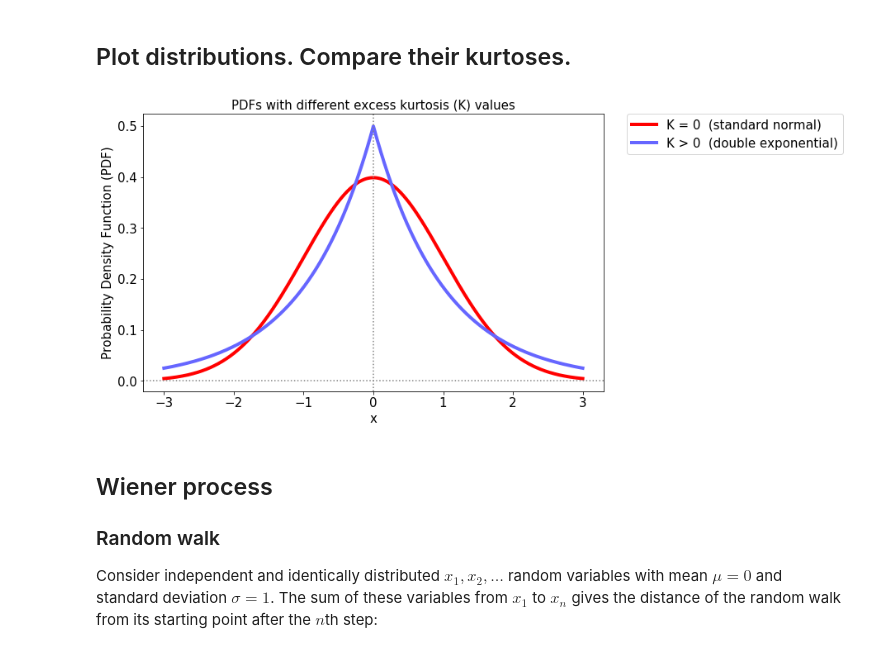
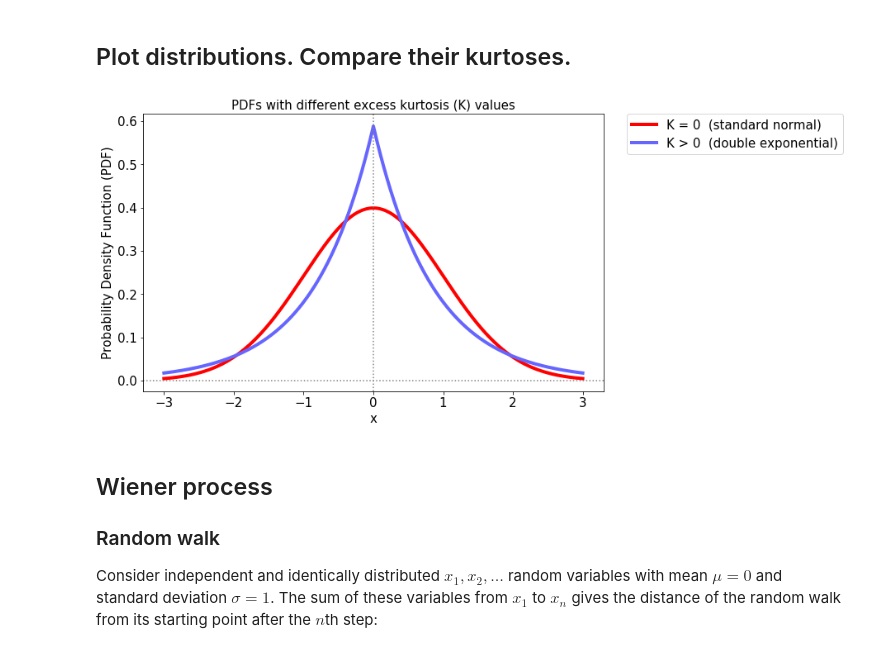
Before and after one commit to siaen/python_finance_course, a Jupyter notebook: notebooks/Black-Scholes.ipynb, the cells around one changed output. Drawn from its saved outputs; the diff is of its cells as text; code cells hidden in the pictures.

```diff
--- a/notebooks/Black-Scholes.ipynb
+++ b/notebooks/Black-Scholes.ipynb
@@ -52,35 +59,35 @@ Excess kurtosis of frequently used distributions:<br/>
 # %%
 # === Try the following: ===
 # (1) change the mean of the normal distribution
 # (2) change the width of the double exponential (Laplace) distribution
 
 # === Importing libraries ===
 import numpy as np
 import matplotlib.pyplot as plt
 from scipy import stats
 plt.figure(figsize=(10, 6.18)) # resizing the figure
 w = 4 # line width for plotting
 
 # === Definitions, NOTE: PDF means Probability Density Function ===
 range_min, range_max, step = -3.0, 3.0, 0.001 # the end points and step size of the range for plotting PDF values
 x_axis = np.arange(-range_max, range_max, step) # x (horizontal) coordinates of the points of the PDF curves
 prob_dens_normal_distribution = stats.norm.pdf(x_axis, 0, 1) # compute PDF values for the normal distribution
-prob_dens_double_exponential_distribution = stats.laplace.pdf(x_axis, 0, 1) # compute double exponential PDF values
+prob_dens_double_exponential_distribution = stats.laplace.pdf(x_axis, 0, 0.85) # compute double exponential PDF values
 my_fontsize = 15 # font size to be used on this plot
 
 # === Plotting ===
 plt.plot(x_axis, prob_dens_normal_distribution, color='#ff0000', label="K = 0  (standard normal)", lw=w)
 plt.plot(x_axis, prob_dens_double_exponential_distribution, color='#6666ff', label="K > 0  (double exponential)", lw=w)
 plt.legend(bbox_to_anchor=(1.05, 1), loc=2, borderaxespad=0., fontsize=my_fontsize) # legend position and font size
 plt.xlabel('x', fontsize=my_fontsize) # label of the horizontal axis
 plt.ylabel('Probability Density Function (PDF)', fontsize=my_fontsize) # label of the vertical axis
 plt.title('PDFs with different excess kurtosis (K) values', fontsize=my_fontsize) # title of the plot
 plt.tick_params(labelsize=my_fontsize) # tick label size
 plt.axhline(0, c='gray', ls='dotted') # horizontal zero axis, dotted
 plt.axvline(0, c='gray', ls='dotted') # vertical zero axis, dotted
 plt.show(); # display the entire plot
 # %% [output]
-[figure, old version]
+[figure, new version]
 # %% [markdown]
 ## <a name="Theory_WienerProcessDefinition" style="text-decoration: none">Wiener process</a>
 ### Random walk
```
Also changed, not shown: parts of 8 cells of this notebook, 5 other files.
